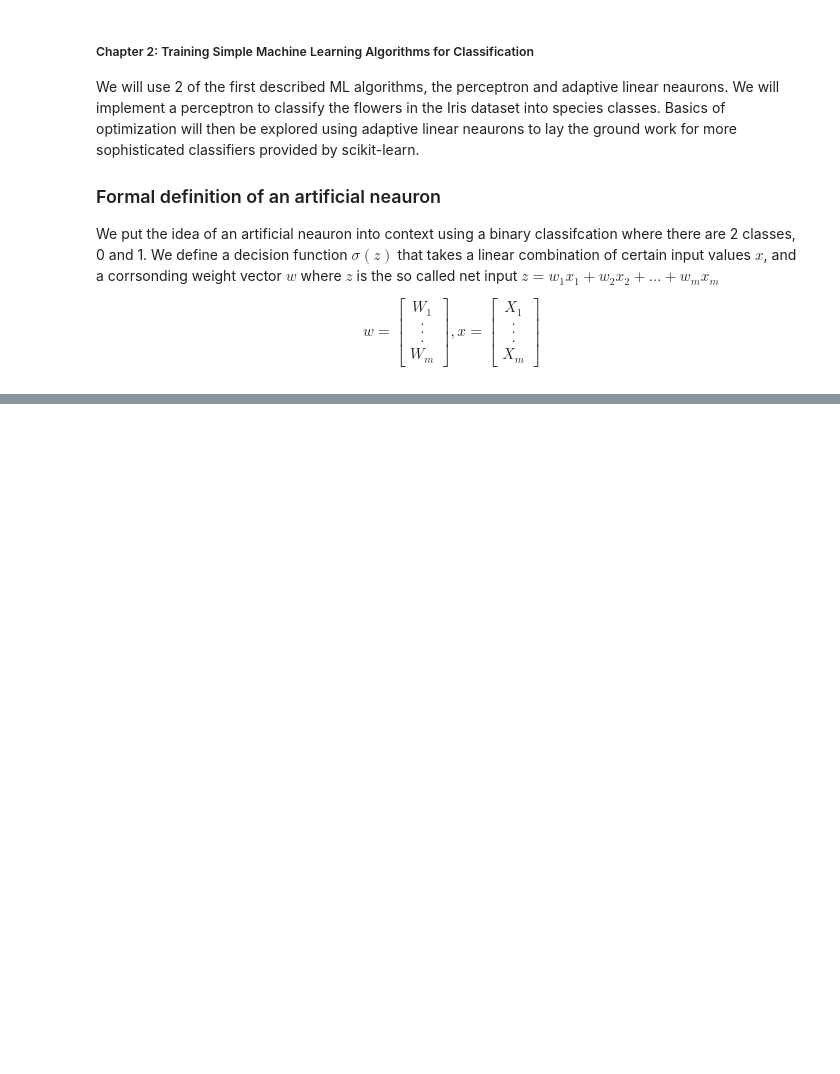
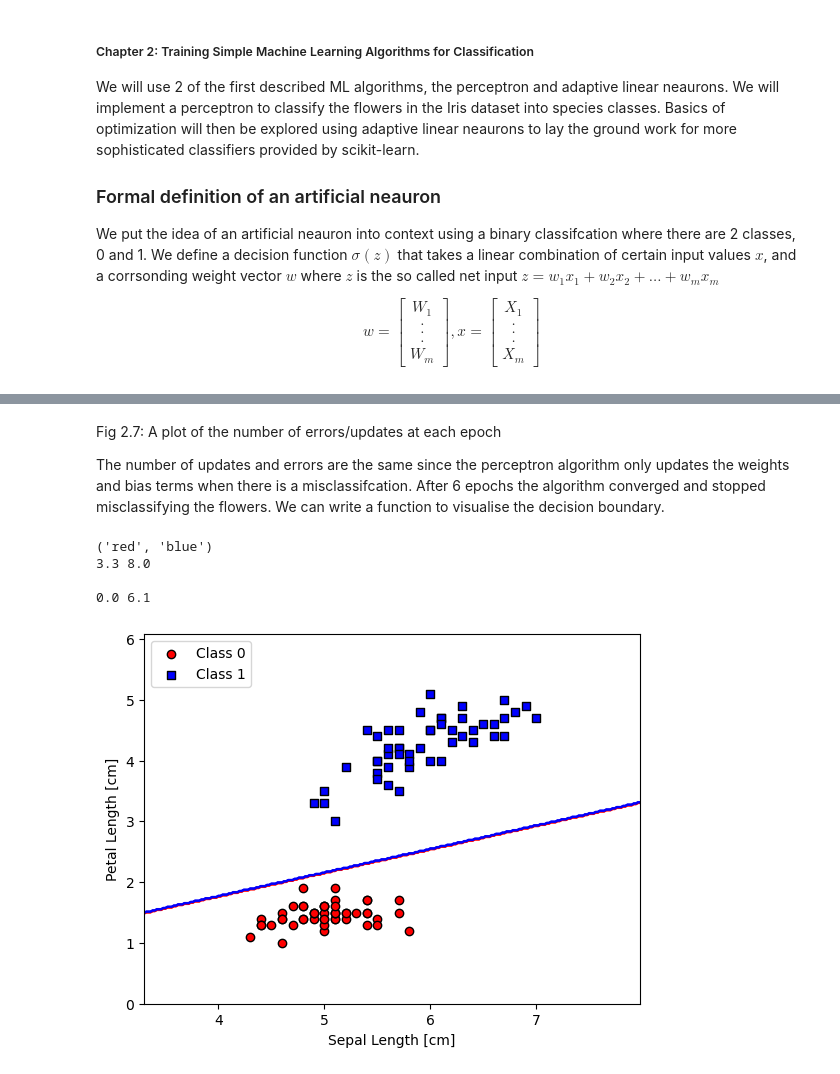
Before and after one commit to Jonathan-Flint/ML-PyTorch-SciKitLearn, a Jupyter notebook: Chapter 2/Chapter 2.ipynb, the cells around one changed output, grey strips where cells are left out. Cells and saved outputs as stored; diff of their text form; code cells hidden in the pictures; blank space fills up the shorter version.

```diff
--- a/Chapter 2/Chapter 2.ipynb
+++ b/Chapter 2/Chapter 2.ipynb
@@ -161,0 +232,39 @@ class Perc:
+# %% [markdown]
+Fig 2.7: A plot of the number of errors/updates at each epoch
+
+The number of updates and errors are the same since the perceptron algorithm only updates the weights and bias terms when there is a misclassifcation. After 6 epochs the algorithm converged and stopped misclassifying the flowers. We can write a function to visualise the decision boundary.
+# %%
+from matplotlib.colors import ListedColormap
+def plot_decision_boundary_regions(X, y, classifier, resolution=0.02):
+    # setp marker generator and colour map
+    markers = ('o', 's', '^', 'v', '<')
+    colours = ('red', 'blue', 'lightgreen', 'gray', 'cyan')
+    cmap = ListedColormap(colours[:len(np.unique(y))])
+    print(colours[:len(np.unique(y))])
+
+    #plot the decision surface
+
+    x1_min, x1_max = X[:, 0].min() - 1, X[:, 0].max() + 1
+    x2_min, x2_max = X[:, 1].min() - 1, X[:, 1].max() + 1
+    print(x1_min, x1_max,'\n')
+    print(x2_min, x2_max,'\n')
+    xx1, xx2 = np.meshgrid(np.arange(x1_min, x1_max, resolution), np.arange(x2_min, x2_max, resolution))
+    lab = classifier.predict(np.array([xx1.ravel(), xx2.ravel()]).T)
+    lab = lab.reshape(xx1.shape)
+    plt.contour(xx1, xx2, lab, alpha=0.8, cmap=cmap)
+    plt.xlim(xx1.min(), xx1.max())
+    plt.ylim(xx2.min(), xx2.max())
+    for i, cl, in enumerate(np.unique(y)):
+        plt.scatter(x=X[y==cl,0], y=X[y==cl,1],alpha=1, color=colours[i], marker=markers[i], label = f'Class {cl}', edgecolor='black')
+
+plot_decision_boundary_regions(X, y, classifier=ppn)
+plt.xlabel('Sepal Length [cm]')
+plt.ylabel('Petal Length [cm]')
+plt.legend(loc='upper left')
+plt.show()
+# %% [output]
+('red', 'blue')
+3.3 8.0
+
+0.0 6.1
+[figure, added]
```
Also changed, not shown: parts of 20 cells of this notebook, 1 other file.
